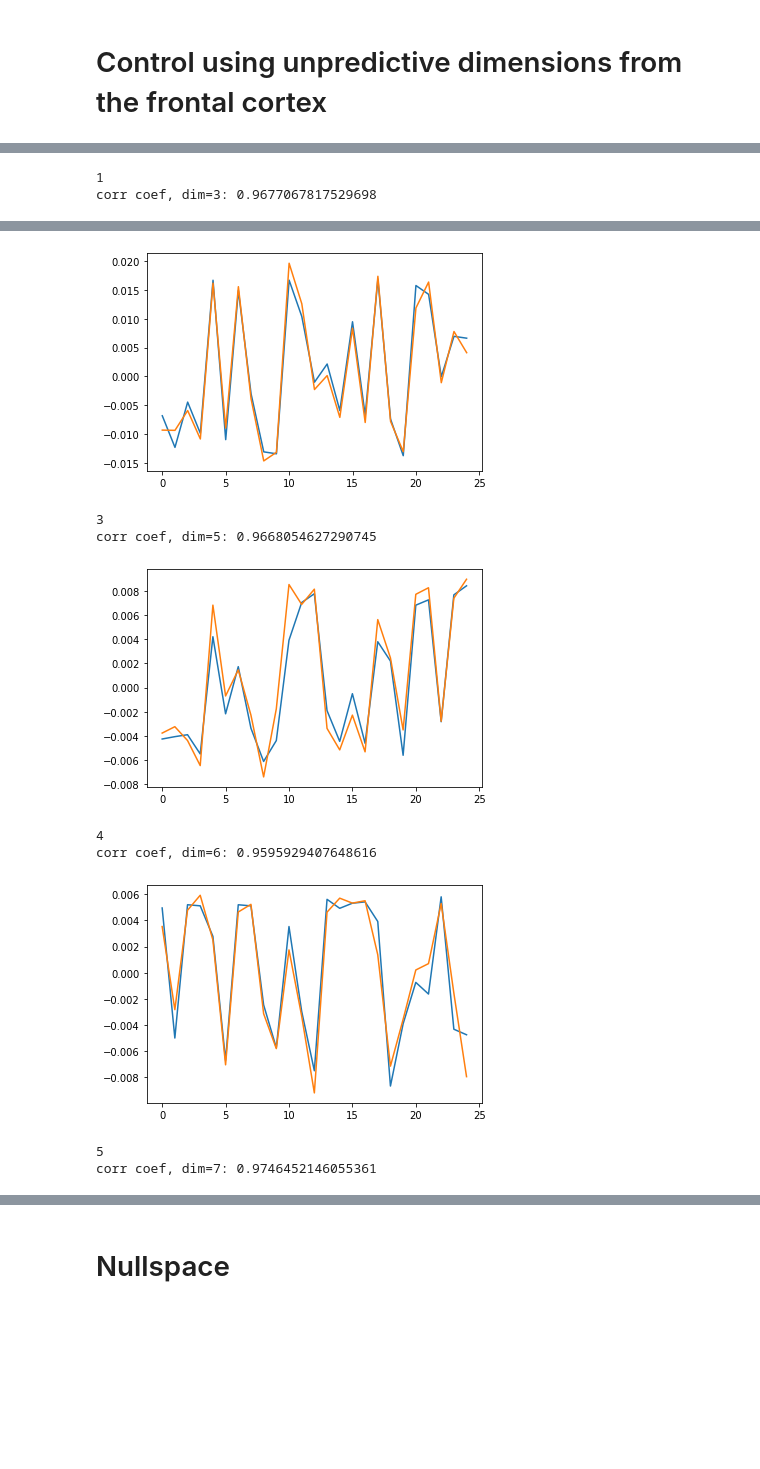
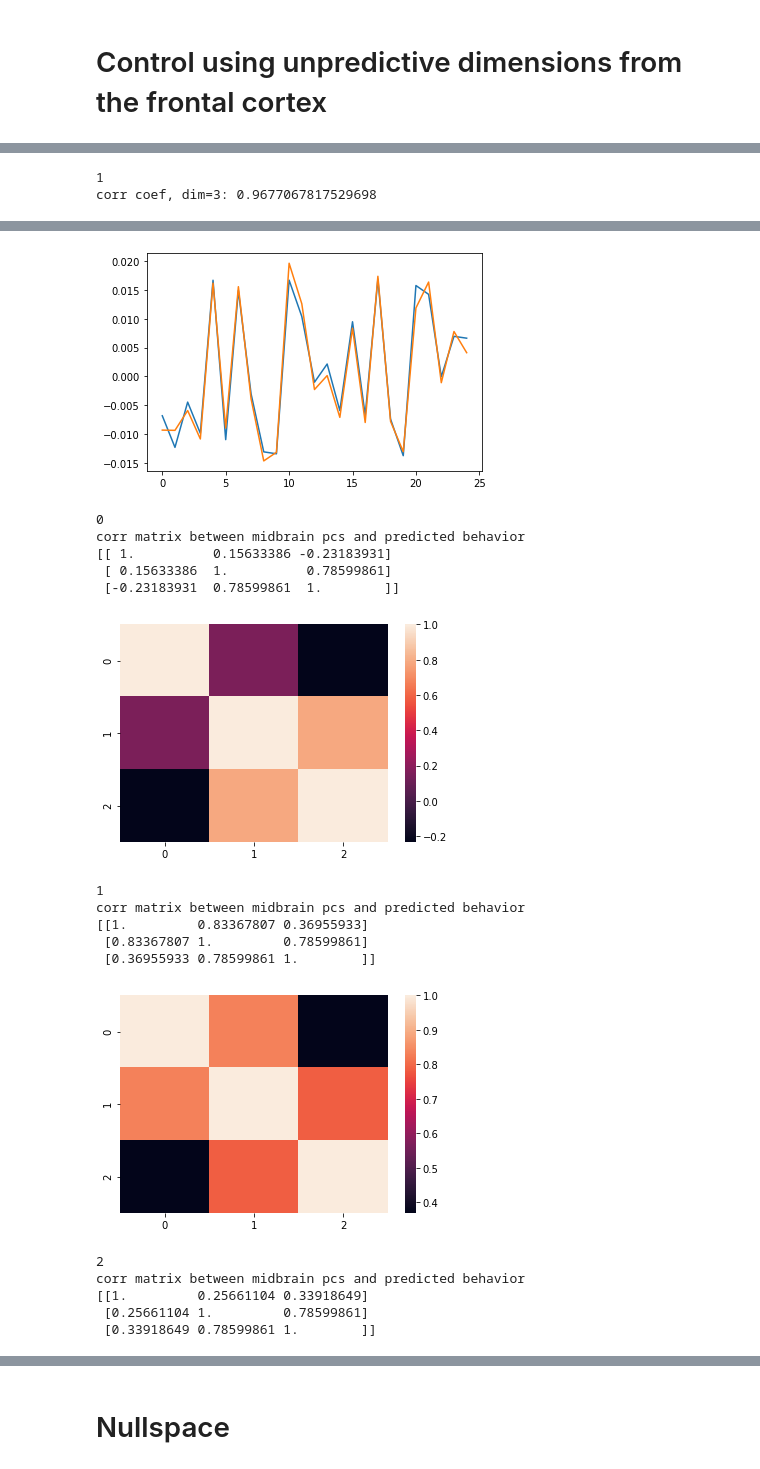
Before and after one commit to mariakesa/ConnectedLizards_NeuroMatch2020, a Jupyter notebook: NoteBookForMatthewClean.ipynb, the cells around one changed output, grey strips where cells are left out. Drawn from its saved outputs; the diff is of its cells as text; code cells hidden in the pictures; blank space fills up the shorter version.

```diff
--- a/NoteBookForMatthewClean.ipynb
+++ b/NoteBookForMatthewClean.ipynb
@@ -73,7 +75,7 @@ print(front_train.shape)
 # %% [markdown]
 # PCA
 # %%
-pca_mid=PCA(n_components=10)
+pca_mid=PCA(n_components=5)
 pca_frontal=PCA(n_components=10)
 pca_beh=PCA(n_components=10)
 
@@ -197,8 +197,11 @@ def ridge_behavior(from_front_to_mid_reg,pcs_front,pcs_front_test,pcs_beh,pcs_be
         plt.show()
     for j in range(0,pcs_mid_test.shape[1]):
         print(j)
+        print('corr matrix between midbrain pcs and predicted behavior')
         corrs_with_midbrain=np.corrcoef(pcs_mid_test[:,j],pred_beh[:2,:])
         print(corrs_with_midbrain)
+        sns.heatmap(corrs_with_midbrain)
+        plt.show()
 
 ridge_behavior(from_front_to_mid_reg,pcs_front,pcs_front_test,pcs_beh,pcs_beh_test,pcs_mid_test,predictive_dimensions)
 # %% [output]
@@ -228,7 +244,7 @@ corr coef, dim=1: 0.9936358681805274
 # %% [markdown]
 # Control using unpredictive dimensions from the frontal cortex
 # %%
-ridge_behavior(from_front_to_mid_reg,pcs_front,pcs_front_test,pcs_beh,pcs_beh_test,unpredictive_dimensions)
+ridge_behavior(from_front_to_mid_reg,pcs_front,pcs_front_test,pcs_beh,pcs_beh_test,pcs_mid_test,unpredictive_dimensions)
 # %% [output]
 0
 corr coef, dim=2: 0.9860126148002746
@@ -241,9 +257,18 @@ corr coef, dim=4: 0.9875969819475932
 [figure]
-3
-corr coef, dim=5: 0.9668054627290745
+0
+corr matrix between midbrain pcs and predicted behavior
+[[ 1.          0.15633386 -0.23183931]
+ [ 0.15633386  1.          0.78599861]
+ [-0.23183931  0.78599861  1.        ]]
-[figure, old version]
+[figure, new version]
-4
-corr coef, dim=6: 0.9595929407648616
+1
+corr matrix between midbrain pcs and predicted behavior
+[[1.         0.83367807 0.36955933]
+ [0.83367807 1.         0.78599861]
+ [0.36955933 0.78599861 1.        ]]
-[figure, old version]
+[figure, new version]
-5
-corr coef, dim=7: 0.9746452146055361
+2
+corr matrix between midbrain pcs and predicted behavior
+[[1.         0.25661104 0.33918649]
+ [0.25661104 1.         0.78599861]
+ [0.33918649 0.78599861 1.        ]]
```
Also changed, not shown: parts of 8 cells of this notebook.
